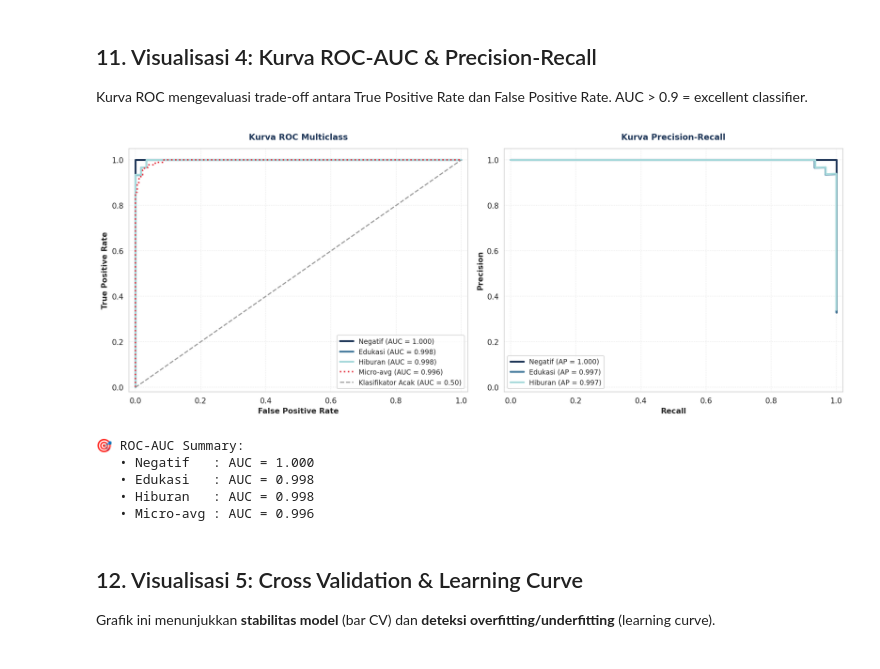
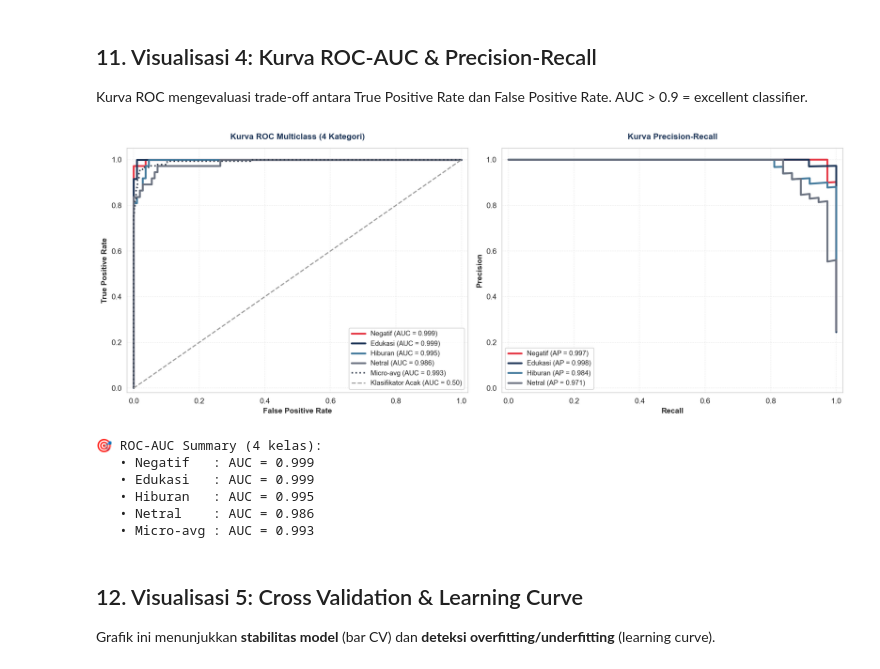
Before and after one commit to SofyanTauridOdeMadi/EdgeGuard, a Jupyter notebook: model_ai/AI_LATIH.ipynb, the cells around one changed output. Drawn from its saved outputs; the diff is of its cells as text; code cells hidden in the pictures.

```diff
--- a/model_ai/AI_LATIH.ipynb
+++ b/model_ai/AI_LATIH.ipynb
@@ -464,28 +497,29 @@ plt.show()
 # %%
 report = classification_report(
     y_test, y_pred,
-    target_names=[LABELS[i].capitalize() for i in range(3)],
+    target_names=[LABELS[i].capitalize() for i in range(N_CLASSES)],
     output_dict=True
 )
-df_report = pd.DataFrame(report).iloc[:-1, :3].T
+# Ambil baris per-kelas saja (bukan accuracy/macro avg/weighted avg)
+df_report = pd.DataFrame(report).iloc[:-1, :N_CLASSES].T
 
 fig, axes = plt.subplots(1, 2, figsize=(13, 5))
 
 sns.heatmap(df_report, annot=True, cmap='Blues', vmin=0.5, vmax=1.0,
             fmt='.3f', linewidths=2, linecolor='white',
-            annot_kws={'size': 12, 'weight': 'bold'}, ax=axes[0])
+            annot_kws={'size': 11, 'weight': 'bold'}, ax=axes[0])
 axes[0].set_title('Heatmap Classification Report',
                   fontsize=11, color=WARNA['biru_tua'], pad=12)
 
 x = np.arange(len(df_report.index))
 width = 0.25
 axes[1].bar(x - width, df_report['precision'], width,
-            label='Precision', color=PALETTE_BLUE[0], edgecolor='white')
+            label='Precision', color=PALETTE_4[0], edgecolor='white')
 axes[1].bar(x,         df_report['recall'],    width,
-            label='Recall',    color=PALETTE_BLUE[1], edgecolor='white')
+            label='Recall',    color=PALETTE_4[1], edgecolor='white')
 axes[1].bar(x + width, df_report['f1-score'],  width,
-            label='F1-Score',  color=PALETTE_BLUE[2], edgecolor='white')
-axes[1].set_xticks(x); axes[1].set_xticklabels(df_report.index)
+            label='F1-Score',  color=PALETTE_4[2], edgecolor='white')
+axes[1].set_xticks(x); axes[1].set_xticklabels(df_report.index, rotation=15)
 axes[1].set_ylim(0, 1.1); axes[1].set_ylabel('Skor')
 axes[1].set_title('Perbandingan Metrik per Kategori',
                   fontsize=11, color=WARNA['biru_tua'], pad=12)
@@ -495,7 +529,7 @@ for i, kat in enumerate(df_report.index):
     for j, met in enumerate(['precision','recall','f1-score']):
         val = df_report.iloc[i][met]
         axes[1].text(i + (j-1)*width, val + 0.015, f'{val:.2f}',
-                     ha='center', fontsize=8, fontweight='bold')
+                     ha='center', fontsize=7.5, fontweight='bold')
 
 plt.tight_layout()
 plt.savefig(f'{HASIL_DIR}/03_classification_report.png', dpi=300, bbox_inches='tight')
@@ -507,7 +541,7 @@ plt.show()
 
 Kurva ROC mengevaluasi trade-off antara True Positive Rate dan False Positive Rate. AUC > 0.9 = excellent classifier.
 # %%
-y_test_bin = label_binarize(y_test, classes=[0, 1, 2])
+y_test_bin = label_binarize(y_test, classes=list(range(N_CLASSES)))
 n_classes = y_test_bin.shape[1]
 
 fpr, tpr, roc_auc = {}, {}, {}
@@ -520,51 +554,52 @@ roc_auc['micro'] = auc(fpr['micro'], tpr['micro'])
 fig, axes = plt.subplots(1, 2, figsize=(14, 5.5))
 
 # ROC
-for i, color in zip(range(n_classes), PALETTE_BLUE):
+for i, color in zip(range(n_classes), PALETTE_4):
     axes[0].plot(fpr[i], tpr[i], color=color, lw=2.5,
                  label=f'{LABELS[i].capitalize()} (AUC = {roc_auc[i]:.3f})')
-axes[0].plot(fpr['micro'], tpr['micro'], color=WARNA['negatif'],
+axes[0].plot(fpr['micro'], tpr['micro'], color='#374151',
              lw=2, linestyle=':', label=f'Micro-avg (AUC = {roc_auc["micro"]:.3f})')
 axes[0].plot([0, 1], [0, 1], color='#999', linestyle='--', lw=1.5,
              label='Klasifikator Acak (AUC = 0.50)')
 axes[0].set_xlim([-0.02, 1.02]); axes[0].set_ylim([-0.02, 1.05])
 axes[0].set_xlabel('False Positive Rate'); axes[0].set_ylabel('True Positive Rate')
-axes[0].set_title('Kurva ROC Multiclass', fontsize=11,
-                  color=WARNA['biru_tua'], pad=12)
+axes[0].set_title(f'Kurva ROC Multiclass ({n_classes} Kategori)',
+                  fontsize=11, color=WARNA['biru_tua'], pad=12)
 axes[0].legend(loc='lower right', frameon=True, fontsize=9)
 axes[0].grid(True, linestyle=':', alpha=0.5)
 
 # Precision-Recall
 prec_curves, rec_curves, ap_scores = {}, {}, {}
 for i in range(n_classes):
     prec_curves[i], rec_curves[i], _ = precision_recall_curve(y_test_bin[:, i], y_prob[:, i])
     ap_scores[i] = average_precision_score(y_test_bin[:, i], y_prob[:, i])
 
-for i, color in zip(range(n_classes), PALETTE_BLUE):
+for i, color in zip(range(n_classes), PALETTE_4):
     axes[1].plot(rec_curves[i], prec_curves[i], color=color, lw=2.5,
                  label=f'{LABELS[i].capitalize()} (AP = {ap_scores[i]:.3f})')
 axes[1].set_xlim([-0.02, 1.02]); axes[1].set_ylim([-0.02, 1.05])
 axes[1].set_xlabel('Recall'); axes[1].set_ylabel('Precision')
 axes[1].set_title('Kurva Precision-Recall', fontsize=11,
                   color=WARNA['biru_tua'], pad=12)
 axes[1].legend(loc='lower left', frameon=True, fontsize=9)
 axes[1].grid(True, linestyle=':', alpha=0.5)
 
 plt.tight_layout()
 plt.savefig(f'{HASIL_DIR}/04_roc_pr_curve.png', dpi=300, bbox_inches='tight')
 plt.show()
 
-print(f"\n🎯 ROC-AUC Summary:")
+print(f"\n🎯 ROC-AUC Summary ({n_classes} kelas):")
 for i in range(n_classes):
     print(f"   • {LABELS[i].capitalize():10s}: AUC = {roc_auc[i]:.3f}")
 print(f"   • Micro-avg : AUC = {roc_auc['micro']:.3f}")
 # %% [output]
-[figure, old version]
+[figure, new version]
-🎯 ROC-AUC Summary:
-   • Negatif   : AUC = 1.000
-   • Edukasi   : AUC = 0.998
-   • Hiburan   : AUC = 0.998
-   • Micro-avg : AUC = 0.996
+🎯 ROC-AUC Summary (4 kelas):
+   • Negatif   : AUC = 0.999
+   • Edukasi   : AUC = 0.999
+   • Hiburan   : AUC = 0.995
+   • Netral    : AUC = 0.986
+   • Micro-avg : AUC = 0.993
 # %% [markdown]
 ## 12. Visualisasi 5: Cross Validation & Learning Curve
 
```
Also changed, not shown: parts of 20 cells of this notebook, 27 other files.
